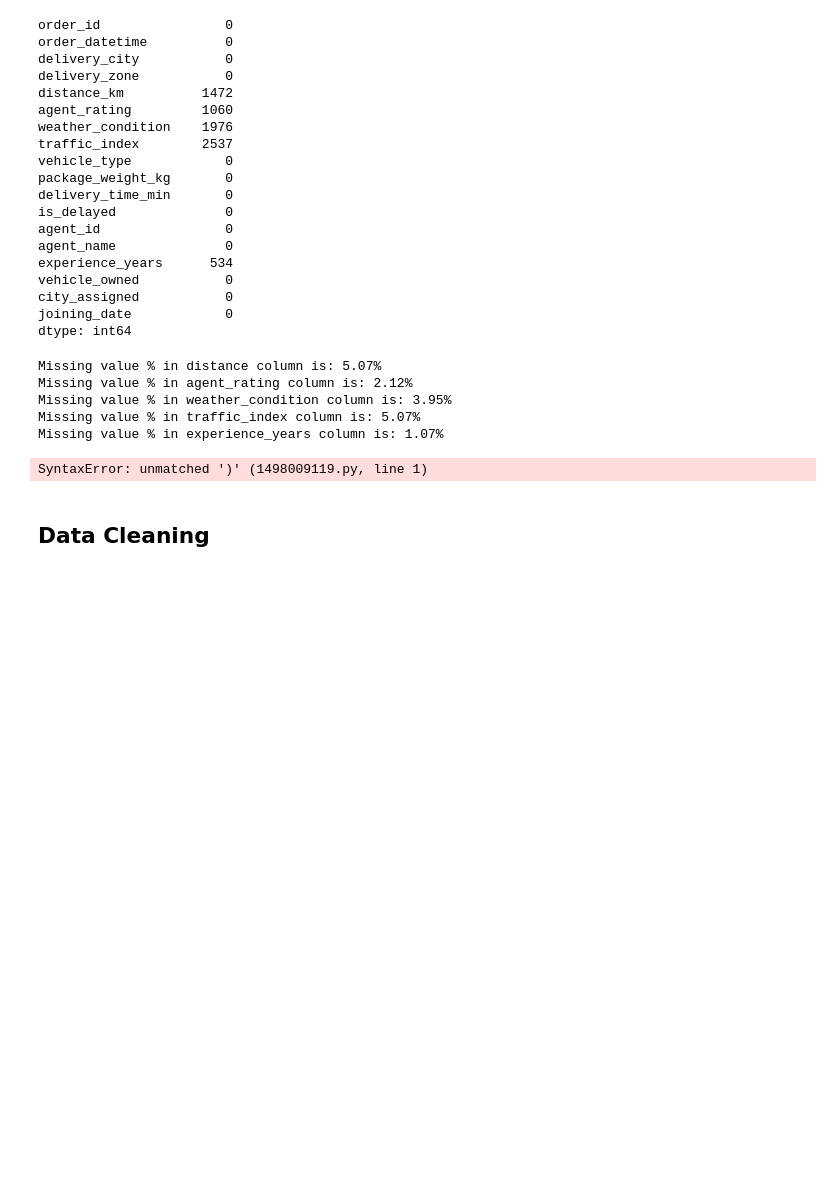
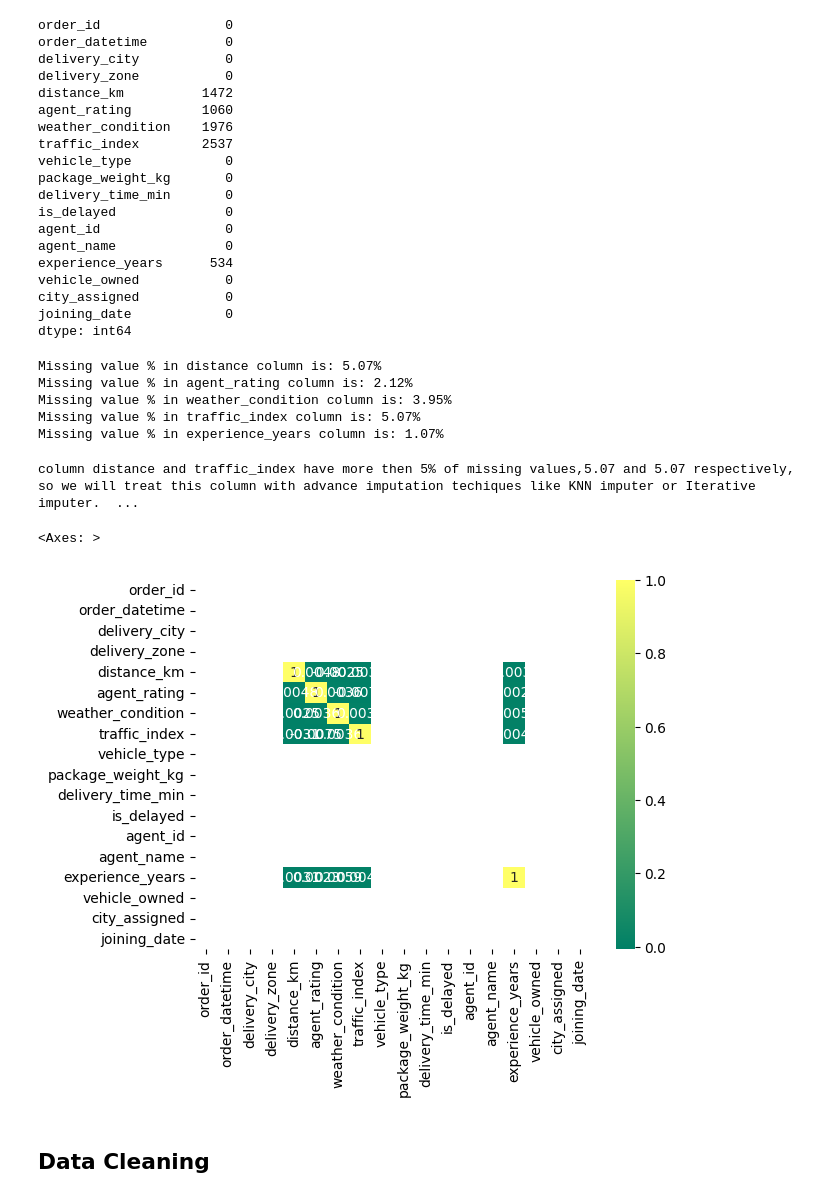
Before and after one commit to omvaja693-create/Amazon-s-Data-Preprocessing-Feature-Engineering, a Jupyter notebook: anazon_analysis.ipynb, the cells around one changed output. Cells and saved outputs as stored; diff of their text form; code cells hidden in the pictures; blank space fills up the shorter version.

```diff
--- a/anazon_analysis.ipynb
+++ b/anazon_analysis.ipynb
@@ -146,8 +146,16 @@ Missing value % in weather_condition column is: 3.95%
 Missing value % in traffic_index column is: 5.07%
 Missing value % in experience_years column is: 1.07%
 # %%
+print(f"column distance and traffic_index have more then 5% of missing values,{5.07} and {5.07} respectively, so we will treat this column with advance imputation techiques like KNN imputer or Iterative imputer. For other columns we will treat them with simple imputation techniques like mean, median or mode.")
 # %% [output]
-SyntaxError: unmatched ')' (1498009119.py, line 1)
+column distance and traffic_index have more then 5% of missing values,5.07 and 5.07 respectively, so we will treat this column with advance imputation techiques like KNN imputer or Iterative imputer.  ...
+# %%
+covariance_matrix = df.isnull().astype(int).corr()
+
+sns.heatmap(covariance_matrix, annot=True, cmap='summer')
+# %% [output]
+<Axes: >
+[figure, added]
 # %% [markdown]
 ## Data Cleaning
 # %% [markdown]
```
